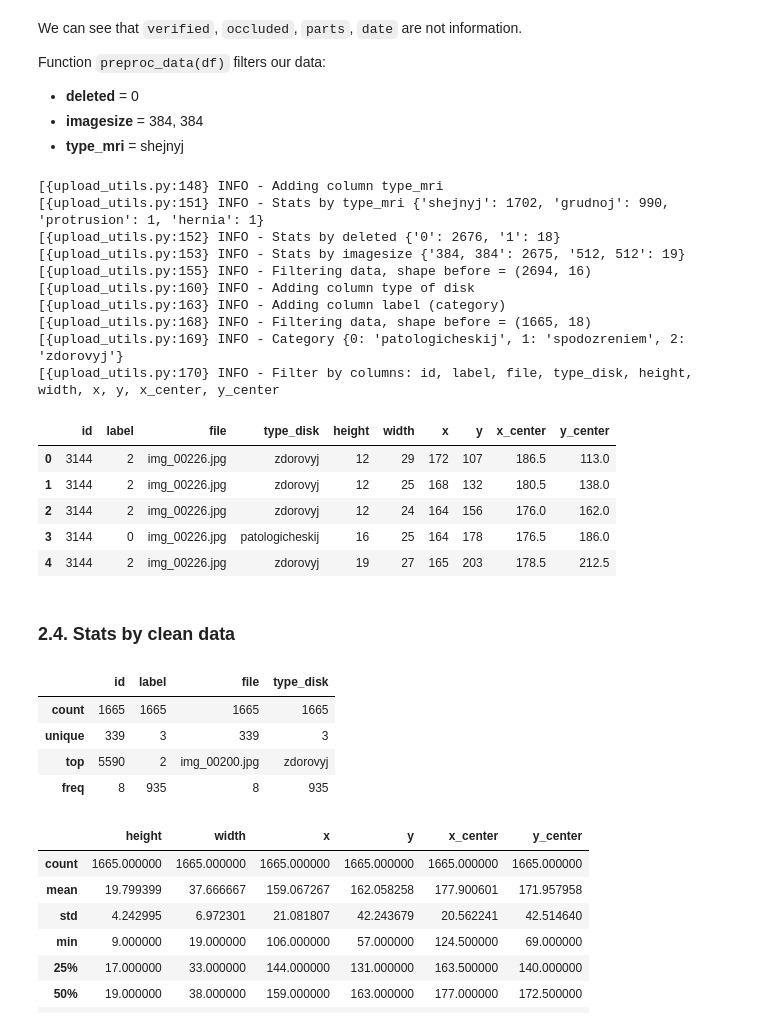
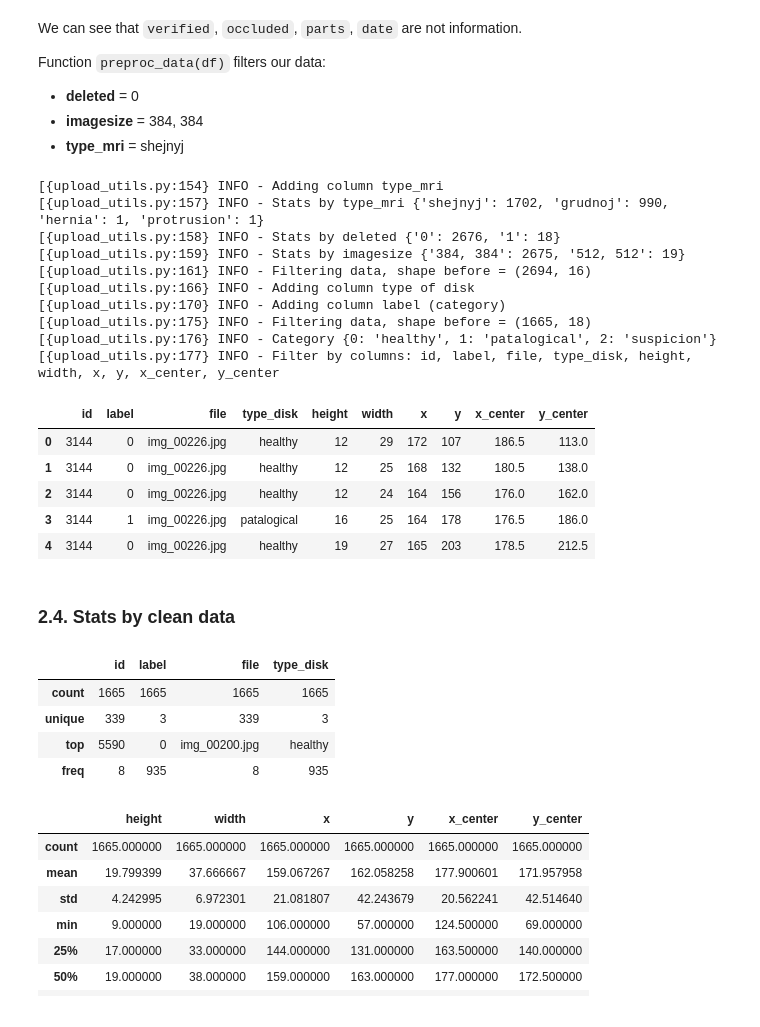
Before and after one commit to ValeraKaravai/MRI_yolo, a Jupyter notebook: spinal_mri.ipynb, the cells around one changed output. Saved outputs shown, nothing was run; the diff lists cells and outputs as text; code cells hidden in the pictures.

```diff
--- a/spinal_mri.ipynb
+++ b/spinal_mri.ipynb
@@ -116,26 +110,27 @@ Function `preproc_data(df)` filters our data:
 * **imagesize** = 384, 384
 * **type_mri** = shejnyj
 # %%
-mri_filter, cat_label = ut.preproc_data(df=mri_preproc, columns=const.COLUMNS)
-
+mri_filter, cat_label = ut.preproc_data(df=mri_preproc,
+                                        columns_out=const.COLUMNS,
+                                        type_disk=const.TYPE_DISK)
 mri_filter.head()
 # %% [output]
-[{upload_utils.py:148} INFO - Adding column type_mri
-[{upload_utils.py:151} INFO - Stats by type_mri {'shejnyj': 1702, 'grudnoj': 990, 'protrusion': 1, 'hernia': 1}
-[{upload_utils.py:152} INFO - Stats by deleted {'0': 2676, '1': 18}
-[{upload_utils.py:153} INFO - Stats by imagesize {'384, 384': 2675, '512, 512': 19}
-[{upload_utils.py:155} INFO - Filtering data, shape before = (2694, 16)
-[{upload_utils.py:160} INFO - Adding column type of disk
-[{upload_utils.py:163} INFO - Adding column label (category)
-[{upload_utils.py:168} INFO - Filtering data, shape before = (1665, 18)
-[{upload_utils.py:169} INFO - Category {0: 'patologicheskij', 1: 'spodozreniem', 2: 'zdorovyj'}
-[{upload_utils.py:170} INFO - Filter by columns: id, label, file, type_disk, height, width, x, y, x_center, y_center
+[{upload_utils.py:154} INFO - Adding column type_mri
+[{upload_utils.py:157} INFO - Stats by type_mri {'shejnyj': 1702, 'grudnoj': 990, 'hernia': 1, 'protrusion': 1}
+[{upload_utils.py:158} INFO - Stats by deleted {'0': 2676, '1': 18}
+[{upload_utils.py:159} INFO - Stats by imagesize {'384, 384': 2675, '512, 512': 19}
+[{upload_utils.py:161} INFO - Filtering data, shape before = (2694, 16)
+[{upload_utils.py:166} INFO - Adding column type of disk
+[{upload_utils.py:170} INFO - Adding column label (category)
+[{upload_utils.py:175} INFO - Filtering data, shape before = (1665, 18)
+[{upload_utils.py:176} INFO - Category {0: 'healthy', 1: 'patalogical', 2: 'suspicion'}
+[{upload_utils.py:177} INFO - Filter by columns: id, label, file, type_disk, height, width, x, y, x_center, y_center
 |  | id | label | file | type_disk | height | width | x | y | x_center | y_center |
-| 0 | 3144 | 2 | img_00226.jpg | zdorovyj | 12 | 29 | 172 | 107 | 186.5 | 113.0 |
-| 1 | 3144 | 2 | img_00226.jpg | zdorovyj | 12 | 25 | 168 | 132 | 180.5 | 138.0 |
-| 2 | 3144 | 2 | img_00226.jpg | zdorovyj | 12 | 24 | 164 | 156 | 176.0 | 162.0 |
-| 3 | 3144 | 0 | img_00226.jpg | patologicheskij | 16 | 25 | 164 | 178 | 176.5 | 186.0 |
-| 4 | 3144 | 2 | img_00226.jpg | zdorovyj | 19 | 27 | 165 | 203 | 178.5 | 212.5 |
+| 0 | 3144 | 0 | img_00226.jpg | healthy | 12 | 29 | 172 | 107 | 186.5 | 113.0 |
+| 1 | 3144 | 0 | img_00226.jpg | healthy | 12 | 25 | 168 | 132 | 180.5 | 138.0 |
+| 2 | 3144 | 0 | img_00226.jpg | healthy | 12 | 24 | 164 | 156 | 176.0 | 162.0 |
+| 3 | 3144 | 1 | img_00226.jpg | patalogical | 16 | 25 | 164 | 178 | 176.5 | 186.0 |
+| 4 | 3144 | 0 | img_00226.jpg | healthy | 19 | 27 | 165 | 203 | 178.5 | 212.5 |
 # %% [markdown]
 ### 2.4. Stats by clean data
 # %%
@@ -144,7 +139,7 @@ mri_filter.describe(include=np.object)
 |  | id | label | file | type_disk |
 | count | 1665 | 1665 | 1665 | 1665 |
 | unique | 339 | 3 | 339 | 3 |
-| top | 5590 | 2 | img_00200.jpg | zdorovyj |
+| top | 5590 | 0 | img_00200.jpg | healthy |
 | freq | 8 | 935 | 8 | 935 |
 # %%
 mri_filter.describe()
```
Also changed, not shown: parts of 24 cells of this notebook, 4 other files.
